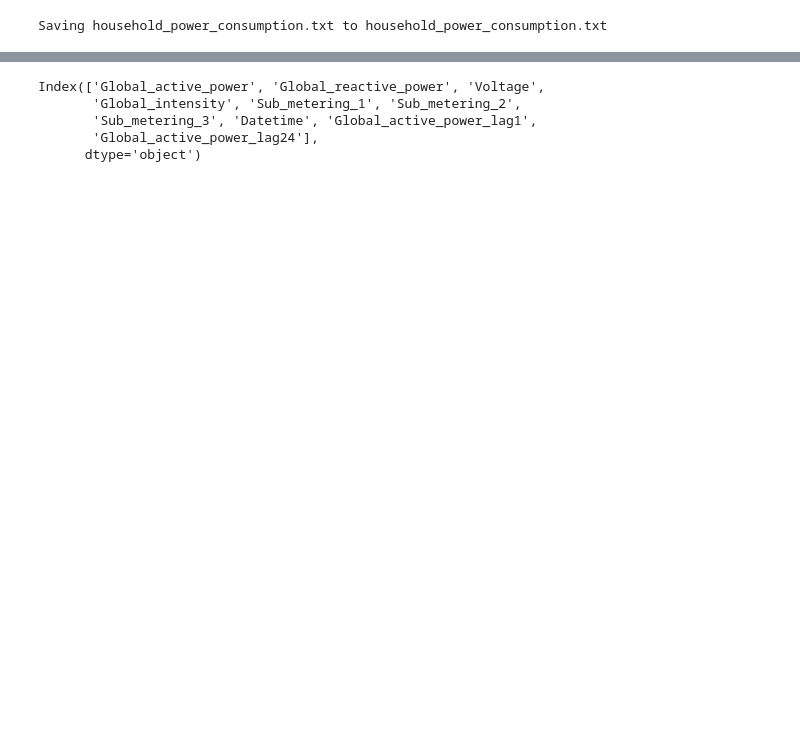
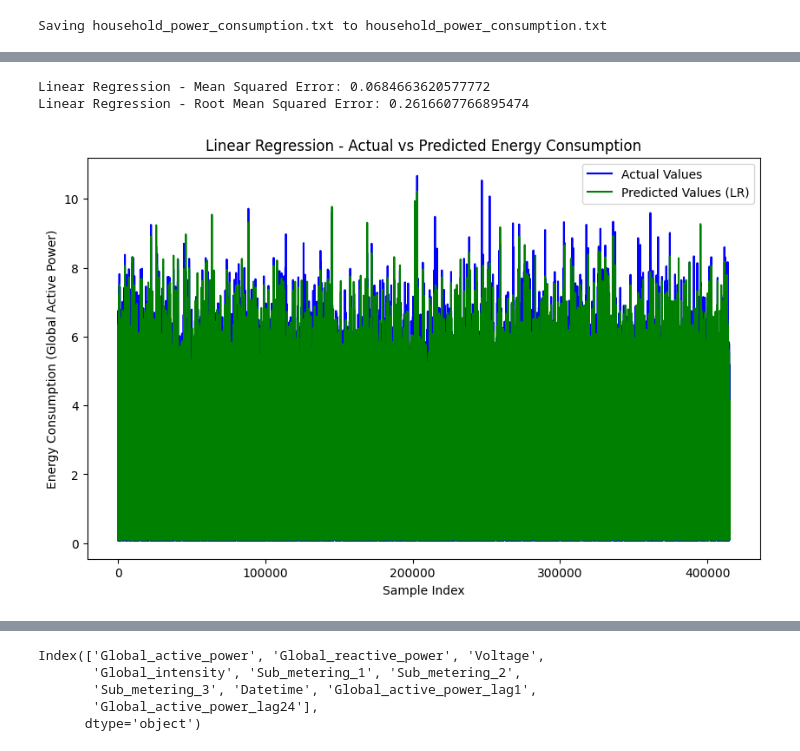
Before and after one commit to Narenderreddyranabothu/DataScience-Project, a Jupyter notebook: P_and_O_of_smart_grids.ipynb, the cells around one changed output, grey strips where cells are left out. Saved outputs shown, nothing was run; the diff lists cells and outputs as text; code cells hidden in the pictures; blank space fills up the shorter version.

```diff
--- a/P_and_O_of_smart_grids.ipynb
+++ b/P_and_O_of_smart_grids.ipynb
@@ -151,3 +89,33 @@ X_train.head(), y_train.head()
+# %%
+from sklearn.linear_model import LinearRegression
+from sklearn.metrics import mean_squared_error
+
+# --- Linear Regression Model ---
+lr_model = LinearRegression()
+lr_model.fit(X_train_scaled, y_train)  # Train the model
+
+# Predict the energy consumption for the test set
+y_pred_lr = lr_model.predict(X_test_scaled)
+
+# Evaluate the model's performance (Mean Squared Error)
+mse_lr = mean_squared_error(y_test, y_pred_lr)
+rmse_lr = np.sqrt(mse_lr)
+print(f"Linear Regression - Mean Squared Error: {mse_lr}")
+print(f"Linear Regression - Root Mean Squared Error: {rmse_lr}")
+
+# --- Plotting: Actual vs Predicted values for Linear Regression ---
+plt.figure(figsize=(10,6))
+plt.plot(y_test.values, label='Actual Values', color='blue')
+plt.plot(y_pred_lr, label='Predicted Values (LR)', color='green')
+plt.legend()
+plt.title('Linear Regression - Actual vs Predicted Energy Consumption')
+plt.xlabel('Sample Index')
+plt.ylabel('Energy Consumption (Global Active Power)')
+plt.show()
+# %% [output]
+Linear Regression - Mean Squared Error: 0.0684663620577772
+Linear Regression - Root Mean Squared Error: 0.2616607766895474
+[figure, added]
 # %%
 # Train a Random Forest model
 model = RandomForestRegressor(n_estimators=100, random_state=42)
```
Also changed, not shown: parts of 18 cells of this notebook.
